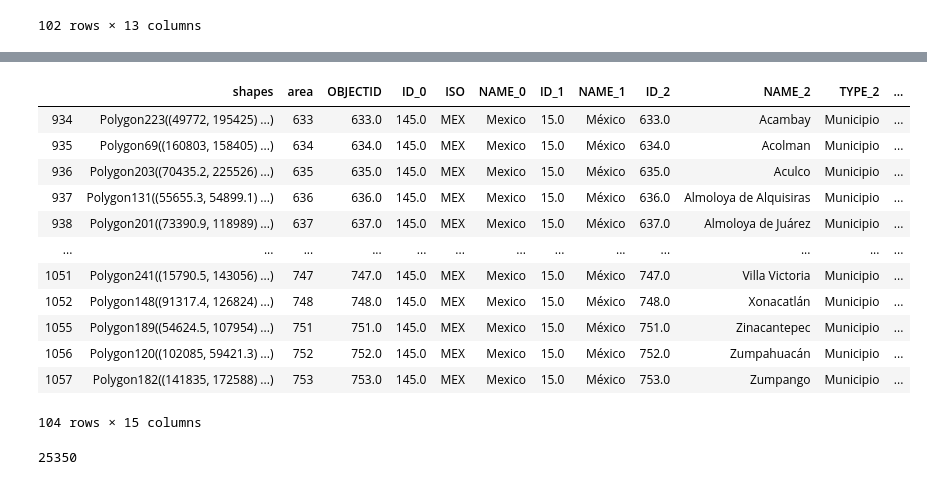
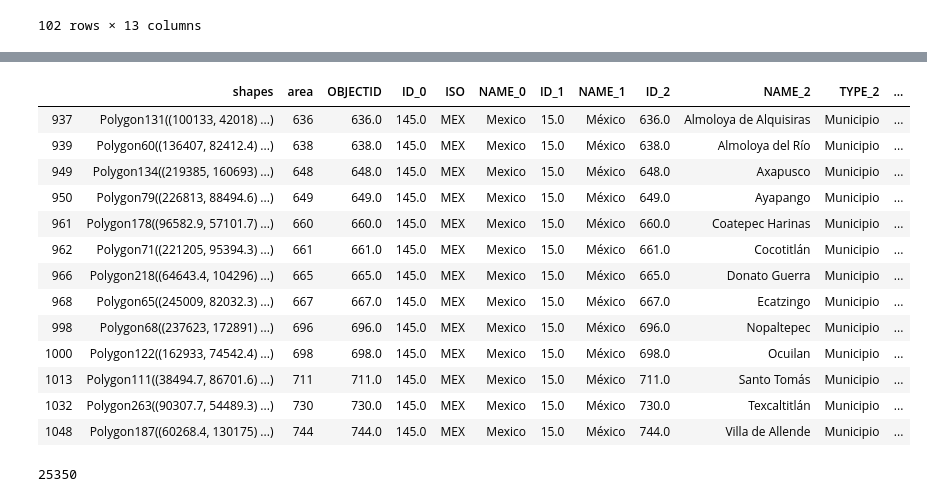
Before and after one commit to cessar5/7506_20192C, a Jupyter notebook: tp1.ipynb, the cells around one changed output, grey strips where cells are left out. Saved outputs shown, nothing was run; the diff lists cells and outputs as text; code cells hidden in the pictures.

```diff
--- a/tp1.ipynb
+++ b/tp1.ipynb
@@ -1396,8 +1396,8 @@ dfCodEdoDeMexIso_mapa.sort_values(by='total' , ascending=True)
 102 rows × 13 columns
 # %%
 fig, ax = plt.subplots(figsize=(12,24))
-m5 = Basemap(projection = 'merc', llcrnrlat= 18.22, llcrnrlon= -100.35,
-            urcrnrlat= 19.98, urcrnrlon= -98.41, resolution='f')
+m5 = Basemap(projection = 'merc', llcrnrlat= 18.33, llcrnrlon= -100.75,
+            urcrnrlat= 20.33, urcrnrlon= -98.41, resolution='f')
 
 m5.drawmapboundary(fill_color='#DDEEFF') #46bcec
 m5.fillcontinents(color='#d2d2d2',lake_color='#46bcec')
@@ -1423,7 +1423,7 @@ mapper = matplotlib.cm.ScalarMappable(norm=norm, cmap=cmap)
 
 mapper.set_array(dfCodMexIso_mapa_grafico['total'])
 plt.colorbar(mapper, shrink=0.4)
-plt.title("Mapa de Cantidad Publicaciones por Municio en el DF", fontsize=20)
+plt.title("Mapa de Cantidad Publicaciones por Municipio en el Estado de Mexico", fontsize=18)
 
 m5
 # %% [output]
@@ -1432,19 +1432,20 @@ m5
 # %%
-dfCodMexIso_mapa_grafico[dfCodMexIso_mapa_grafico['NAME_1']=='México']
+dfCodMexIso_mapa_grafico[(dfCodMexIso_mapa_grafico['NAME_1']=='México' )& ( dfCodMexIso_mapa_grafico['total'] == 1)]
 # %% [output]
 |  | shapes | area | OBJECTID | ID_0 | ISO | NAME_0 | ID_1 | NAME_1 | ID_2 | NAME_2 | TYPE_2 | ... |
-| 934 | Polygon223((49772, 195425) ...) | 633 | 633.0 | 145.0 | MEX | Mexico | 15.0 | México | 633.0 | Acambay | Municipio | ... |
-| 935 | Polygon69((160803, 158405) ...) | 634 | 634.0 | 145.0 | MEX | Mexico | 15.0 | México | 634.0 | Acolman | Municipio | ... |
-| 936 | Polygon203((70435.2, 225526) ...) | 635 | 635.0 | 145.0 | MEX | Mexico | 15.0 | México | 635.0 | Aculco | Municipio | ... |
-| 937 | Polygon131((55655.3, 54899.1) ...) | 636 | 636.0 | 145.0 | MEX | Mexico | 15.0 | México | 636.0 | Almoloya de Alquisiras | Municipio | ... |
-| 938 | Polygon201((73390.9, 118989) ...) | 637 | 637.0 | 145.0 | MEX | Mexico | 15.0 | México | 637.0 | Almoloya de Juárez | Municipio | ... |
-| ... | ... | ... | ... | ... | ... | ... | ... | ... | ... | ... | ... | ... |
-| 1051 | Polygon241((15790.5, 143056) ...) | 747 | 747.0 | 145.0 | MEX | Mexico | 15.0 | México | 747.0 | Villa Victoria | Municipio | ... |
-| 1052 | Polygon148((91317.4, 126824) ...) | 748 | 748.0 | 145.0 | MEX | Mexico | 15.0 | México | 748.0 | Xonacatlán | Municipio | ... |
-| 1055 | Polygon189((54624.5, 107954) ...) | 751 | 751.0 | 145.0 | MEX | Mexico | 15.0 | México | 751.0 | Zinacantepec | Municipio | ... |
-| 1056 | Polygon120((102085, 59421.3) ...) | 752 | 752.0 | 145.0 | MEX | Mexico | 15.0 | México | 752.0 | Zumpahuacán | Municipio | ... |
-| 1057 | Polygon182((141835, 172588) ...) | 753 | 753.0 | 145.0 | MEX | Mexico | 15.0 | México | 753.0 | Zumpango | Municipio | ... |
+| 937 | Polygon131((100133, 42018) ...) | 636 | 636.0 | 145.0 | MEX | Mexico | 15.0 | México | 636.0 | Almoloya de Alquisiras | Municipio | ... |
+| 939 | Polygon60((136407, 82412.4) ...) | 638 | 638.0 | 145.0 | MEX | Mexico | 15.0 | México | 638.0 | Almoloya del Río | Municipio | ... |
+| 949 | Polygon134((219385, 160693) ...) | 648 | 648.0 | 145.0 | MEX | Mexico | 15.0 | México | 648.0 | Axapusco | Municipio | ... |
+| 950 | Polygon79((226813, 88494.6) ...) | 649 | 649.0 | 145.0 | MEX | Mexico | 15.0 | México | 649.0 | Ayapango | Municipio | ... |
+| 961 | Polygon178((96582.9, 57101.7) ...) | 660 | 660.0 | 145.0 | MEX | Mexico | 15.0 | México | 660.0 | Coatepec Harinas | Municipio | ... |
+| 962 | Polygon71((221205, 95394.3) ...) | 661 | 661.0 | 145.0 | MEX | Mexico | 15.0 | México | 661.0 | Cocotitlán | Municipio | ... |
+| 966 | Polygon218((64643.4, 104296) ...) | 665 | 665.0 | 145.0 | MEX | Mexico | 15.0 | México | 665.0 | Donato Guerra | Municipio | ... |
+| 968 | Polygon65((245009, 82032.3) ...) | 667 | 667.0 | 145.0 | MEX | Mexico | 15.0 | México | 667.0 | Ecatzingo | Municipio | ... |
+| 998 | Polygon68((237623, 172891) ...) | 696 | 696.0 | 145.0 | MEX | Mexico | 15.0 | México | 696.0 | Nopaltepec | Municipio | ... |
+| 1000 | Polygon122((162933, 74542.4) ...) | 698 | 698.0 | 145.0 | MEX | Mexico | 15.0 | México | 698.0 | Ocuilan | Municipio | ... |
+| 1013 | Polygon111((38494.7, 86701.6) ...) | 711 | 711.0 | 145.0 | MEX | Mexico | 15.0 | México | 711.0 | Santo Tomás | Municipio | ... |
+| 1032 | Polygon263((90307.7, 54489.3) ...) | 730 | 730.0 | 145.0 | MEX | Mexico | 15.0 | México | 730.0 | Texcaltitlán | Municipio | ... |
+| 1048 | Polygon187((60268.4, 130175) ...) | 744 | 744.0 | 145.0 | MEX | Mexico | 15.0 | México | 744.0 | Villa de Allende | Municipio | ... |
-104 rows × 15 columns
 # %%
 ### distrito federal
 # %%
```
Also changed, not shown: parts of 4 cells of this notebook.
